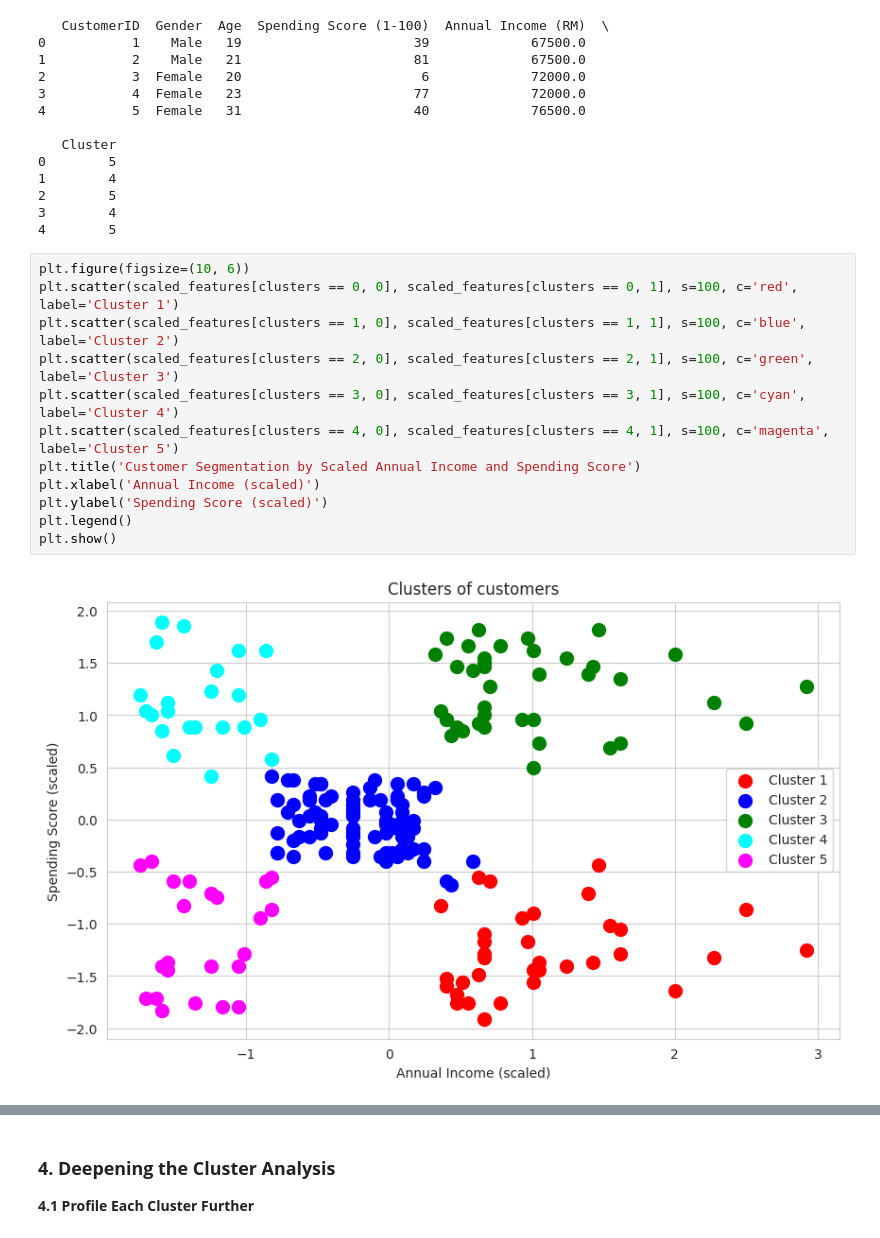
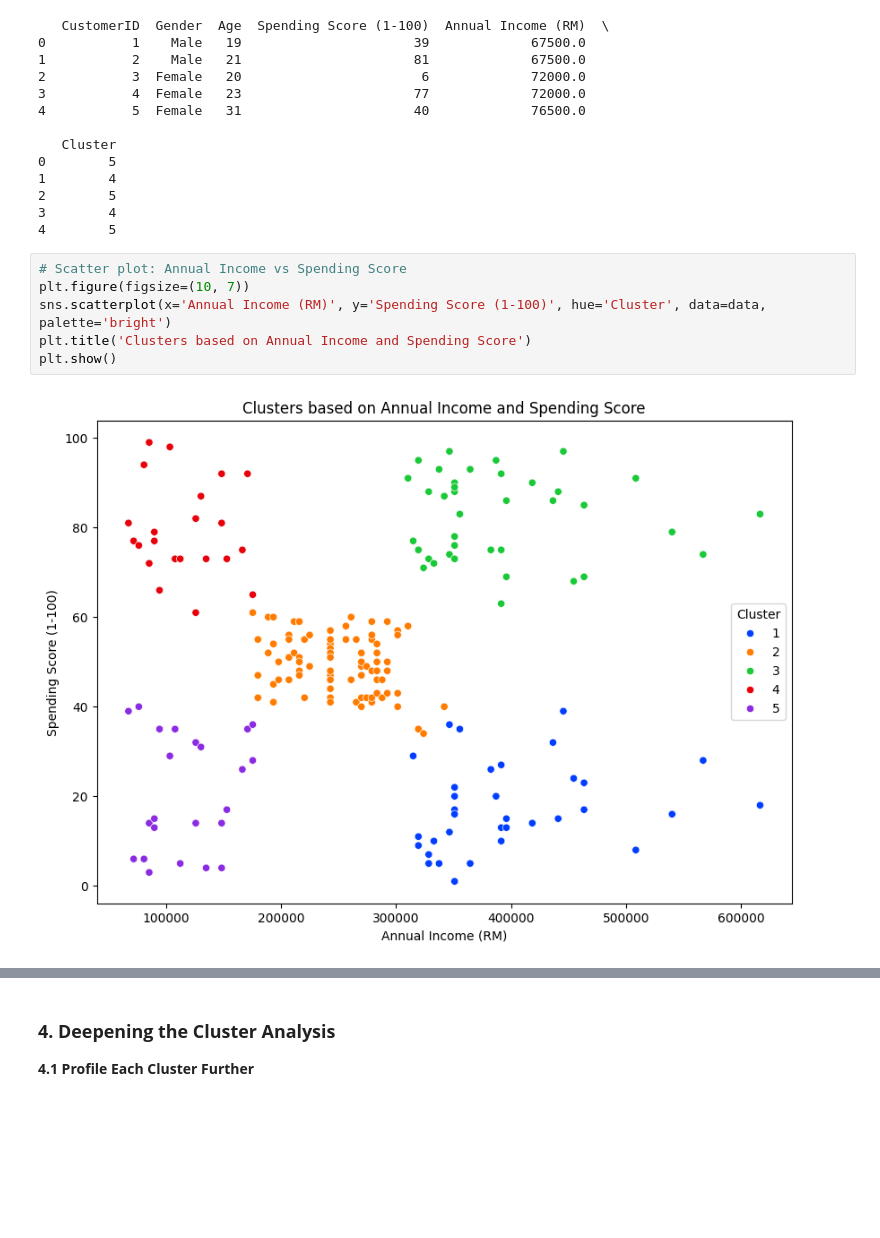
Before and after one commit to AishahZulkifli/STQD6324_DATA_MANAGEMENT, a Jupyter notebook: Assignment_1_P132840.ipynb, the cells around one changed output, grey strips where cells are left out. Drawn from its saved outputs; the diff is of its cells as text; blank space fills up the shorter version.

```diff
--- a/Assignment_1_P132840.ipynb
+++ b/Assignment_1_P132840.ipynb
@@ -250,20 +250,14 @@ print(data.head())
 2        5
 3        4
 4        5
-# %%
-plt.figure(figsize=(10, 6))
-plt.scatter(scaled_features[clusters == 0, 0], scaled_features[clusters == 0, 1], s=100, c='red', label='Cluster 1')
-plt.scatter(scaled_features[clusters == 1, 0], scaled_features[clusters == 1, 1], s=100, c='blue', label='Cluster 2')
-plt.scatter(scaled_features[clusters == 2, 0], scaled_features[clusters == 2, 1], s=100, c='green', label='Cluster 3')
-plt.scatter(scaled_features[clusters == 3, 0], scaled_features[clusters == 3, 1], s=100, c='cyan', label='Cluster 4')
-plt.scatter(scaled_features[clusters == 4, 0], scaled_features[clusters == 4, 1], s=100, c='magenta', label='Cluster 5')
-plt.title('Customer Segmentation by Scaled Annual Income and Spending Score')
-plt.xlabel('Annual Income (scaled)')
-plt.ylabel('Spending Score (scaled)')
-plt.legend()
-plt.show()
-# %% [output]
-[figure, removed]
+# %%
+# Scatter plot: Annual Income vs Spending Score
+plt.figure(figsize=(10, 7))
+sns.scatterplot(x='Annual Income (RM)', y='Spending Score (1-100)', hue='Cluster', data=data, palette='bright')
+plt.title('Clusters based on Annual Income and Spending Score')
+plt.show()
+# %% [output]
+[figure, added]
 # %% [markdown]
 Based on the K-means clustering results of the customer data, below I provided a summary interpretation of each cluster:
 
```
Also changed, not shown: parts of 12 cells of this notebook.
